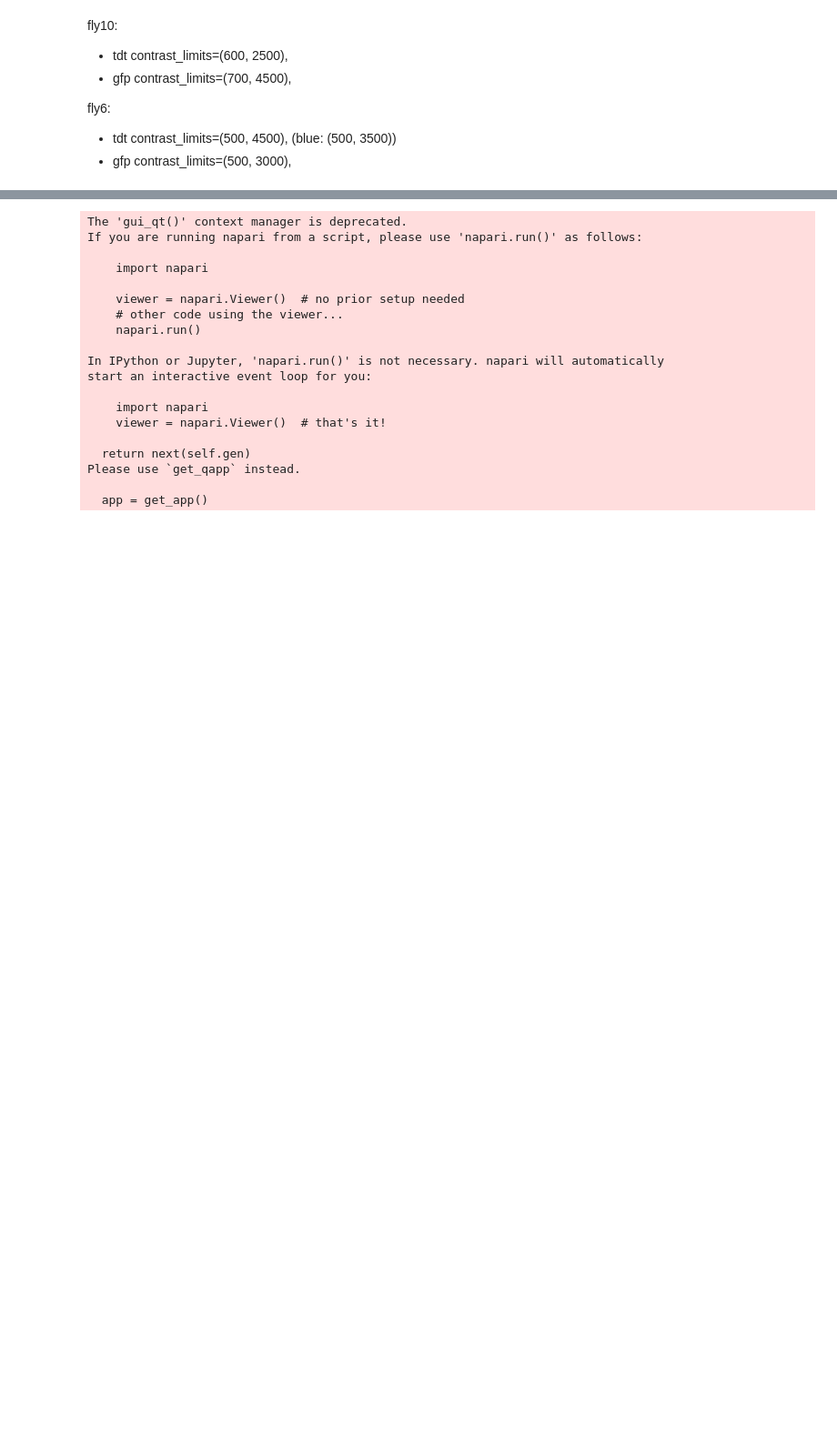
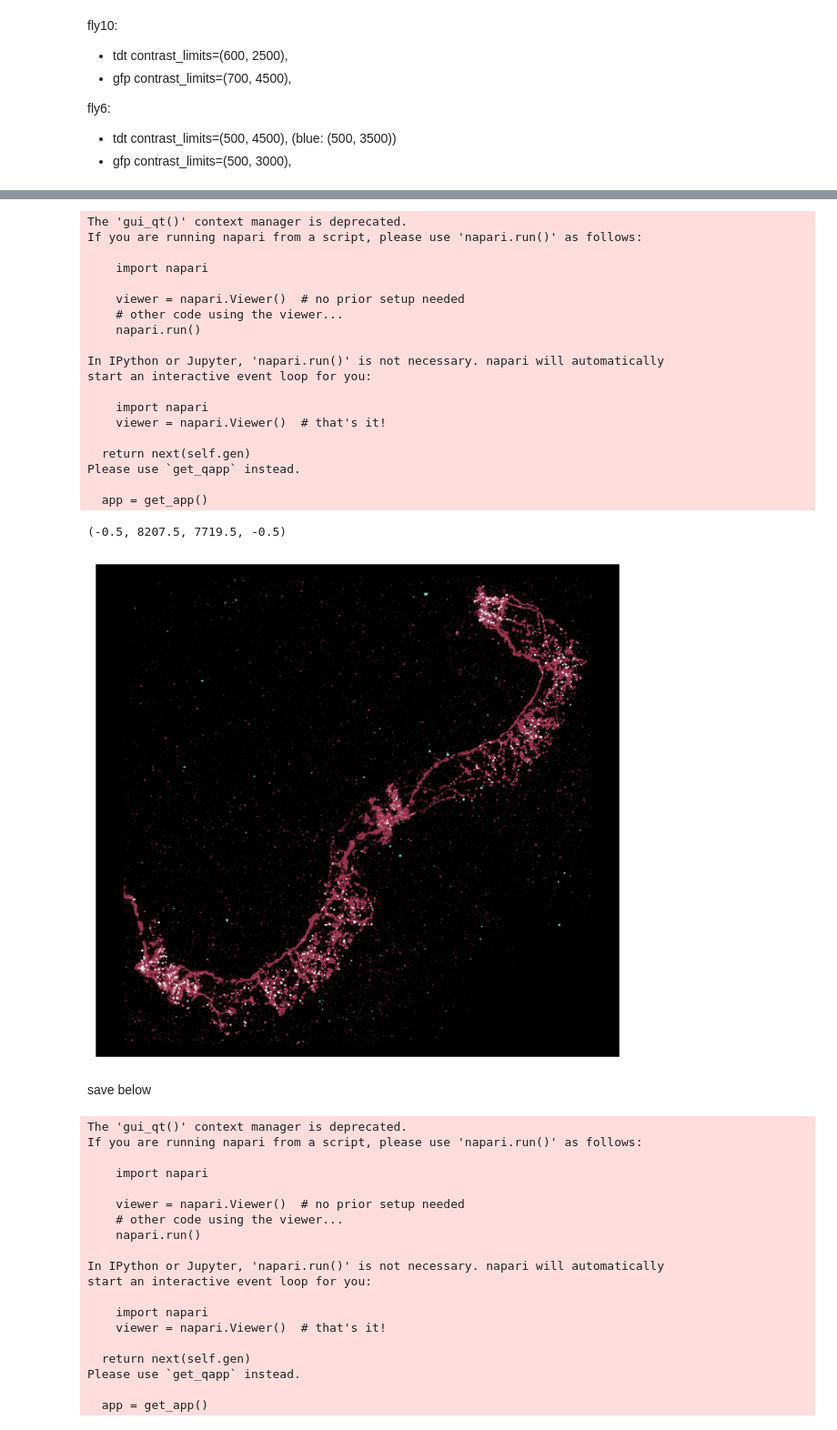
Before and after one commit to sansachenlelele/connectome_analysis_fisherlab, a Jupyter notebook: send_to_fisherlabgithub/notebooks/get_signal_from_airyscan.ipynb, the cells around one changed output, grey strips where cells are left out. Shown at 91% size. Drawn from its saved outputs; the diff is of its cells as text; code cells hidden in the pictures; blank space fills up the shorter version.

```diff
--- a/send_to_fisherlabgithub/notebooks/get_signal_from_airyscan.ipynb
+++ b/send_to_fisherlabgithub/notebooks/get_signal_from_airyscan.ipynb
@@ -725,3 +811,56 @@ blue_channel = assets_image["blue_channel"]
+# %%
+with napari.gui_qt():
+    viewer = napari.Viewer(ndisplay=3)
+
+    viewer.add_image(
+        red_channel,
+        name='568 Channel',
+        colormap=my_tdt,
+        blending='additive',
+        contrast_limits=(500, 3500),
+        rendering='mip',
+        #attenuation=0.05,
+    )
+    viewer.add_image(
+        green_channel,
+        name='488 Channel',
+        colormap=my_glucl,
+        blending='additive',
+        contrast_limits=(500, 3000),
+        rendering='mip',
+    )
+
+    # 2) Grab a *4× larger* screenshot of just the 3D canvas:
+    highres = viewer.screenshot(canvas_only=True, scale=4)
+
+# 3) Embed in a Matplotlib fig and save:
+fig, ax = plt.subplots(figsize=(8, 8))   # size in inches is arbitrary
+ax.imshow(highres, interpolation='nearest')
+ax.axis('off')
+# %% [output]
+The 'gui_qt()' context manager is deprecated.
+If you are running napari from a script, please use 'napari.run()' as follows:
+
+    import napari
+
+    viewer = napari.Viewer()  # no prior setup needed
+    # other code using the viewer...
+    napari.run()
+
+In IPython or Jupyter, 'napari.run()' is not necessary. napari will automatically
+start an interactive event loop for you:
+
+    import napari
+    viewer = napari.Viewer()  # that's it!
+
+  return next(self.gen)
+Please use `get_qapp` instead.
+
+  app = get_app()
+(-0.5, 8207.5, 7719.5, -0.5)
+[figure, added]
+# %% [markdown]
+save below
 # %%
 with napari.gui_qt():
     viewer = napari.Viewer(ndisplay=3)
```
Also changed, not shown: parts of 13 cells of this notebook, 11 other files.
